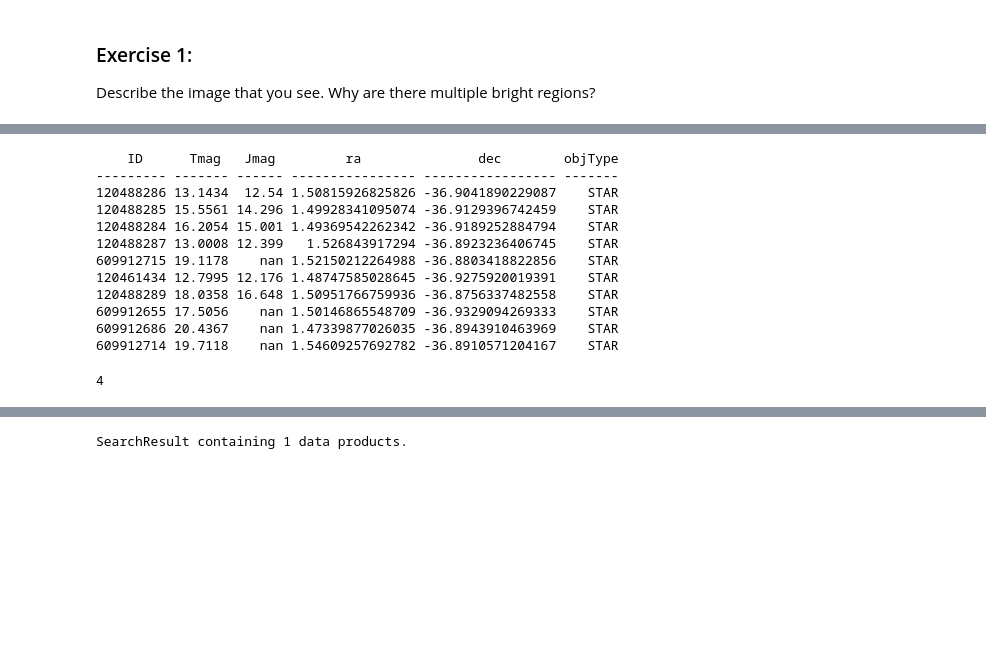
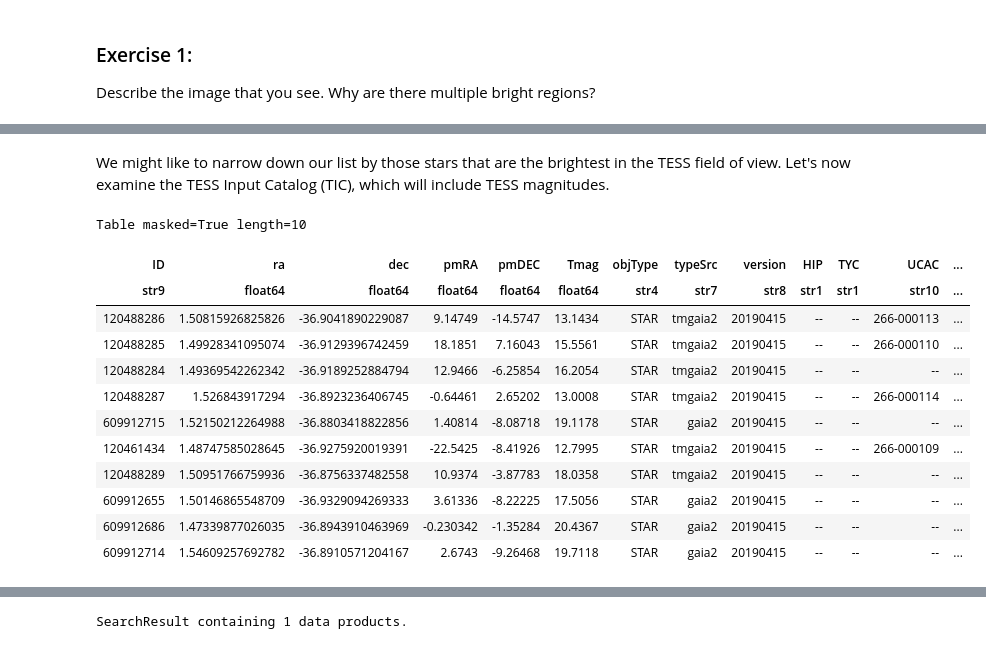
Before and after one commit to spacetelescope/project-tikebook, a Jupyter notebook: 23-07-workshop/finished/Leavitts_Footsteps.ipynb, the cells around one changed output, grey strips where cells are left out. Cells and saved outputs as stored; diff of their text form; code cells hidden in the pictures; blank space fills up the shorter version.

```diff
--- a/23-07-workshop/finished/Leavitts_Footsteps.ipynb
+++ b/23-07-workshop/finished/Leavitts_Footsteps.ipynb
@@ -162,31 +198,19 @@ coordstring=str(ra1)+' '+str(dec1)
+# %% [markdown]
+We might like to narrow down our list by those stars that are the brightest in the TESS field of view. Let's now examine the TESS Input Catalog (TIC), which will include TESS magnitudes.
 # %%
-catalogData = Catalogs.query_object(coordstring, radius = radSearch, catalog = "TIC")
-ra = catalogData[0]['ra']
-dec = catalogData[0]['dec']
-
-# Print out the first row in the table
-print( catalogData[:10]['ID', 'Tmag', 'Jmag', 'ra', 'dec', 'objType'] )
-
-# Create a list of nearby bright stars (tess magnitude less than 20) from the rest of the data for later.
-bright = catalogData['Tmag'] < 16
-#faint = catalogData['Tmag'] > 15
-#band=bright*faint
-#print(band)
-
-# Make it a list of Ra, Dec pairs of the bright ones. This is now a list of nearby bright stars.
-nearbyStars = list( map( lambda x,y:[x,y], catalogData[bright]['ra'], catalogData[bright]['dec'] ) )
-len(nearbyStars)
+catalog_TIC = Catalogs.query_object(coordstring, radius = radSearch, catalog = "TIC")
+catalog_TIC
 # %% [output]
-    ID      Tmag   Jmag         ra               dec        objType
---------- ------- ------ ---------------- ----------------- -------
-120488286 13.1434  12.54 1.50815926825826 -36.9041890229087    STAR
-120488285 15.5561 14.296 1.49928341095074 -36.9129396742459    STAR
-120488284 16.2054 15.001 1.49369542262342 -36.9189252884794    STAR
-120488287 13.0008 12.399   1.526843917294 -36.8923236406745    STAR
-609912715 19.1178    nan 1.52150212264988 -36.8803418822856    STAR
-120461434 12.7995 12.176 1.48747585028645 -36.9275920019391    STAR
-120488289 18.0358 16.648 1.50951766759936 -36.8756337482558    STAR
-609912655 17.5056    nan 1.50146865548709 -36.9329094269333    STAR
-609912686 20.4367    nan 1.47339877026035 -36.8943910463969    STAR
-609912714 19.7118    nan 1.54609257692782 -36.8910571204167    STAR
+Table masked=True length=10
-4
+| ID | ra | dec | pmRA | pmDEC | Tmag | objType | typeSrc | version | HIP | TYC | UCAC | ... |
+| str9 | float64 | float64 | float64 | float64 | float64 | str4 | str7 | str8 | str1 | str1 | str10 | ... |
+| 120488286 | 1.50815926825826 | -36.9041890229087 | 9.14749 | -14.5747 | 13.1434 | STAR | tmgaia2 | 20190415 | -- | -- | 266-000113 | ... |
+| 120488285 | 1.49928341095074 | -36.9129396742459 | 18.1851 | 7.16043 | 15.5561 | STAR | tmgaia2 | 20190415 | -- | -- | 266-000110 | ... |
+| 120488284 | 1.49369542262342 | -36.9189252884794 | 12.9466 | -6.25854 | 16.2054 | STAR | tmgaia2 | 20190415 | -- | -- | -- | ... |
+| 120488287 | 1.526843917294 | -36.8923236406745 | -0.64461 | 2.65202 | 13.0008 | STAR | tmgaia2 | 20190415 | -- | -- | 266-000114 | ... |
+| 609912715 | 1.52150212264988 | -36.8803418822856 | 1.40814 | -8.08718 | 19.1178 | STAR | gaia2 | 20190415 | -- | -- | -- | ... |
+| 120461434 | 1.48747585028645 | -36.9275920019391 | -22.5425 | -8.41926 | 12.7995 | STAR | tmgaia2 | 20190415 | -- | -- | 266-000109 | ... |
+| 120488289 | 1.50951766759936 | -36.8756337482558 | 10.9374 | -3.87783 | 18.0358 | STAR | tmgaia2 | 20190415 | -- | -- | -- | ... |
+| 609912655 | 1.50146865548709 | -36.9329094269333 | 3.61336 | -8.22225 | 17.5056 | STAR | gaia2 | 20190415 | -- | -- | -- | ... |
+| 609912686 | 1.47339877026035 | -36.8943910463969 | -0.230342 | -1.35284 | 20.4367 | STAR | gaia2 | 20190415 | -- | -- | -- | ... |
+| 609912714 | 1.54609257692782 | -36.8910571204167 | 2.6743 | -9.26468 | 19.7118 | STAR | gaia2 | 20190415 | -- | -- | -- | ... |
```
Also changed, not shown: parts of 15 cells of this notebook, 1 other file.
